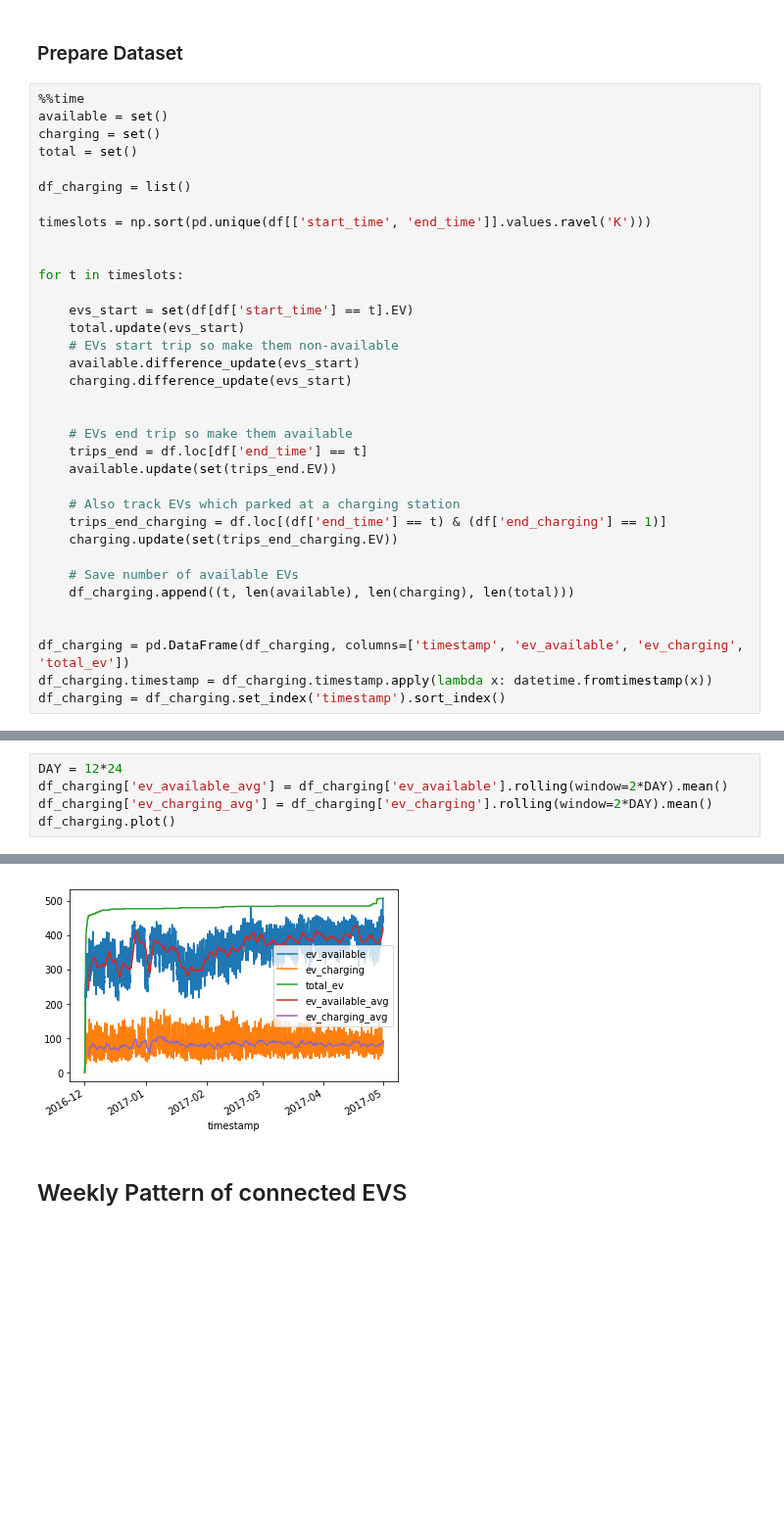
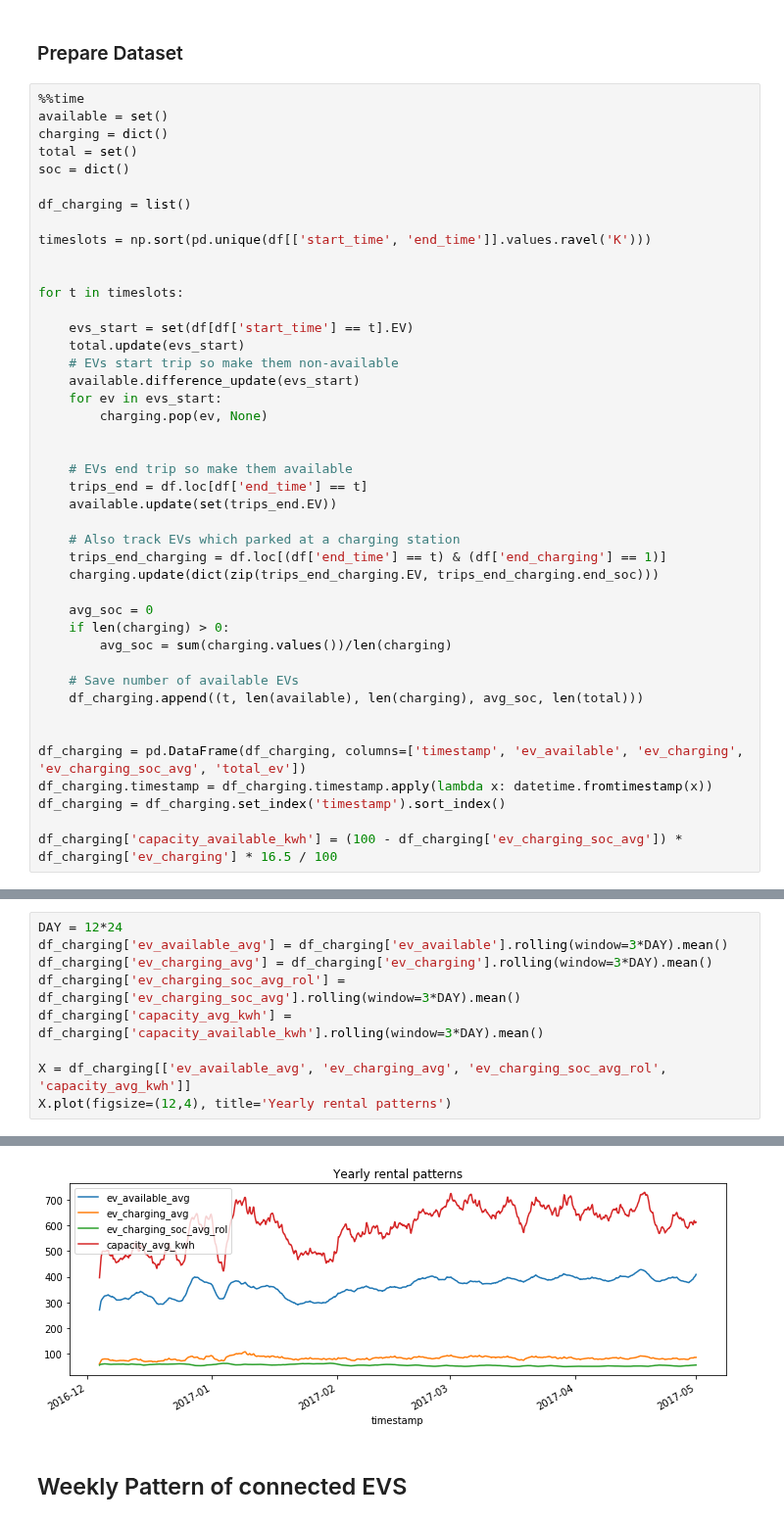
Before and after one commit to indyfree/FleetSim, a Jupyter notebook: notebooks/02-Car2Go.ipynb, the cells around one changed output, grey strips where cells are left out. Shown at 98% size. Cells and saved outputs as stored; diff of their text form; blank space fills up the shorter version.

Commit message:
Also calculate SoC and available capacity

```diff
--- a/notebooks/02-Car2Go.ipynb
+++ b/notebooks/02-Car2Go.ipynb
@@ -73,8 +70,9 @@ Wall time: 3min 5s
 # %%
 %%time
 available = set()
-charging = set()
+charging = dict()
 total = set()
+soc = dict()
 
 df_charging = list()
 
@@ -87,7 +85,8 @@ for t in timeslots:
     total.update(evs_start)
     # EVs start trip so make them non-available
     available.difference_update(evs_start)
-    charging.difference_update(evs_start)
+    for ev in evs_start:
+        charging.pop(ev, None)
 
 
     # EVs end trip so make them available
@@ -96,13 +95,19 @@ for t in timeslots:
 
     # Also track EVs which parked at a charging station
     trips_end_charging = df.loc[(df['end_time'] == t) & (df['end_charging'] == 1)]
-    charging.update(set(trips_end_charging.EV))
+    charging.update(dict(zip(trips_end_charging.EV, trips_end_charging.end_soc)))
+
+    avg_soc = 0
+    if len(charging) > 0:
+        avg_soc = sum(charging.values())/len(charging)
 
     # Save number of available EVs
-    df_charging.append((t, len(available), len(charging), len(total)))
+    df_charging.append((t, len(available), len(charging), avg_soc, len(total)))
 
 
-df_charging = pd.DataFrame(df_charging, columns=['timestamp', 'ev_available', 'ev_charging', 'total_ev'])
+df_charging = pd.DataFrame(df_charging, columns=['timestamp', 'ev_available', 'ev_charging', 'ev_charging_soc_avg', 'total_ev'])
 df_charging.timestamp = df_charging.timestamp.apply(lambda x: datetime.fromtimestamp(x))
 df_charging = df_charging.set_index('timestamp').sort_index()
+
+df_charging['capacity_available_kwh'] = (100 - df_charging['ev_charging_soc_avg']) * df_charging['ev_charging'] * 16.5 / 100
 # %% [output]
@@ -111,11 +116,15 @@ Wall time: 2min 52s
 # %%
 DAY = 12*24
-df_charging['ev_available_avg'] = df_charging['ev_available'].rolling(window=2*DAY).mean()
-df_charging['ev_charging_avg'] = df_charging['ev_charging'].rolling(window=2*DAY).mean()
-df_charging.plot()
+df_charging['ev_available_avg'] = df_charging['ev_available'].rolling(window=3*DAY).mean()
+df_charging['ev_charging_avg'] = df_charging['ev_charging'].rolling(window=3*DAY).mean()
+df_charging['ev_charging_soc_avg_rol'] = df_charging['ev_charging_soc_avg'].rolling(window=3*DAY).mean()
+df_charging['capacity_avg_kwh'] = df_charging['capacity_available_kwh'].rolling(window=3*DAY).mean()
+
+X = df_charging[['ev_available_avg', 'ev_charging_avg', 'ev_charging_soc_avg_rol', 'capacity_avg_kwh']]
+X.plot(figsize=(12,4), title='Yearly rental patterns')
 # %% [output]
 <matplotlib.axes._subplots.AxesSubplot at 0x...>
-[figure, old version]
+[figure, new version]
 # %% [markdown]
 ## Weekly Pattern of connected EVS
 # %%
```
Also changed, not shown: parts of 4 cells of this notebook.
